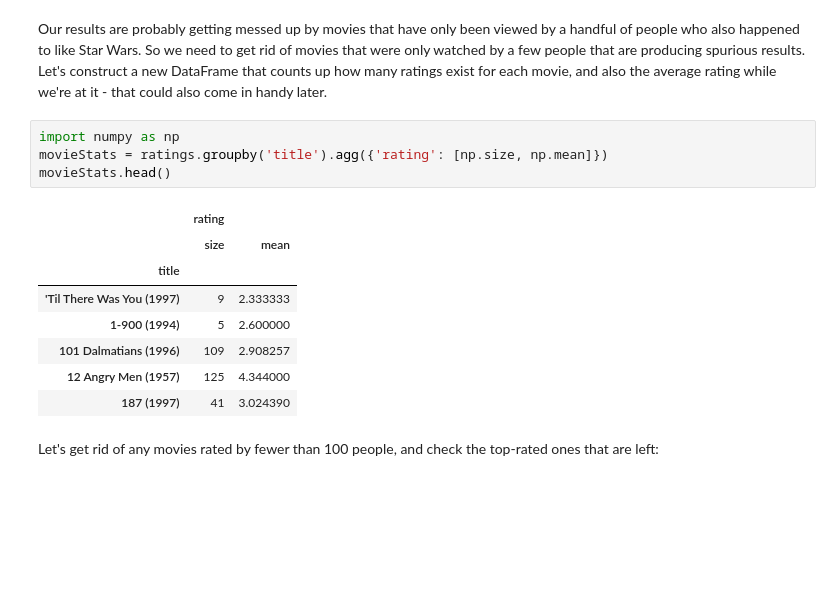
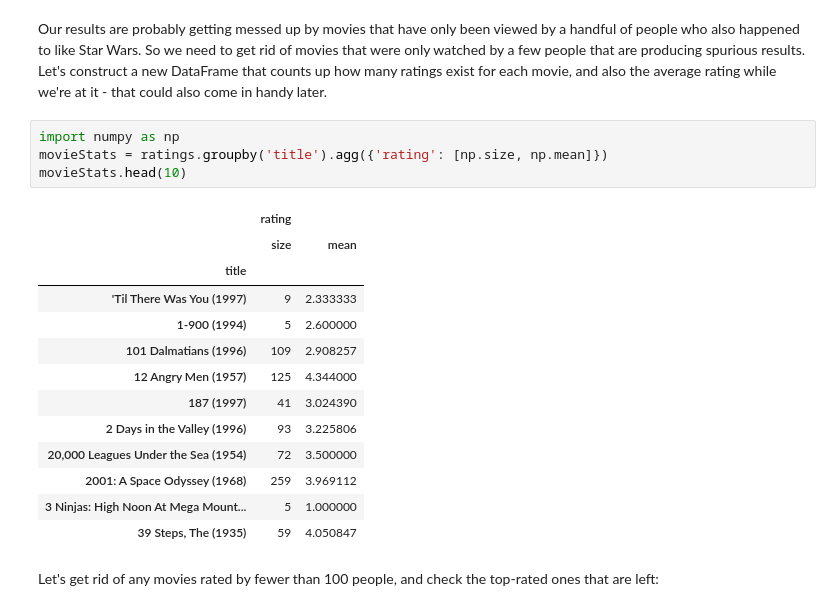
Before and after one commit to marcpre/learning_python_ds_ml_ai, a Jupyter notebook: src/18 - SimilarMovies.ipynb, the cells around one changed output. Saved outputs shown, nothing was run; the diff lists cells and outputs as text; blank space fills up the shorter version.

```diff
--- a/src/18 - SimilarMovies.ipynb
+++ b/src/18 - SimilarMovies.ipynb
@@ -95,16 +95,21 @@ Our results are probably getting messed up by movies that have only been viewed
 # %%
 import numpy as np
 movieStats = ratings.groupby('title').agg({'rating': [np.size, np.mean]})
-movieStats.head()
+movieStats.head(10)
 # %% [output]
 |  | rating |  |
 |  | size | mean |
 | title |  |  |
 | 'Til There Was You (1997) | 9 | 2.333333 |
 | 1-900 (1994) | 5 | 2.600000 |
 | 101 Dalmatians (1996) | 109 | 2.908257 |
 | 12 Angry Men (1957) | 125 | 4.344000 |
 | 187 (1997) | 41 | 3.024390 |
+| 2 Days in the Valley (1996) | 93 | 3.225806 |
+| 20,000 Leagues Under the Sea (1954) | 72 | 3.500000 |
+| 2001: A Space Odyssey (1968) | 259 | 3.969112 |
+| 3 Ninjas: High Noon At Mega Mount... | 5 | 1.000000 |
+| 39 Steps, The (1935) | 59 | 4.050847 |
 # %% [markdown]
 Let's get rid of any movies rated by fewer than 100 people, and check the top-rated ones that are left:
 # %%
```
Also changed, not shown: 1 other file.
